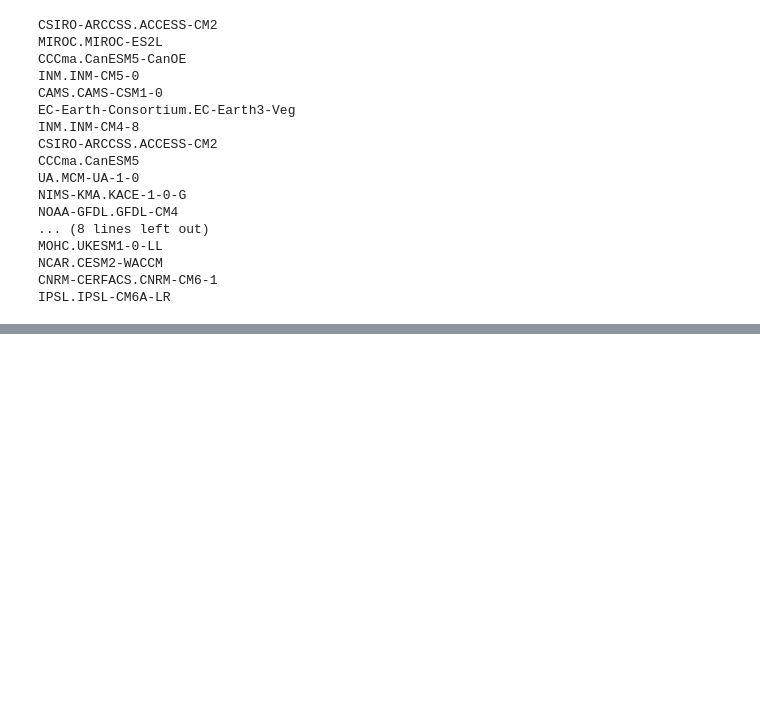
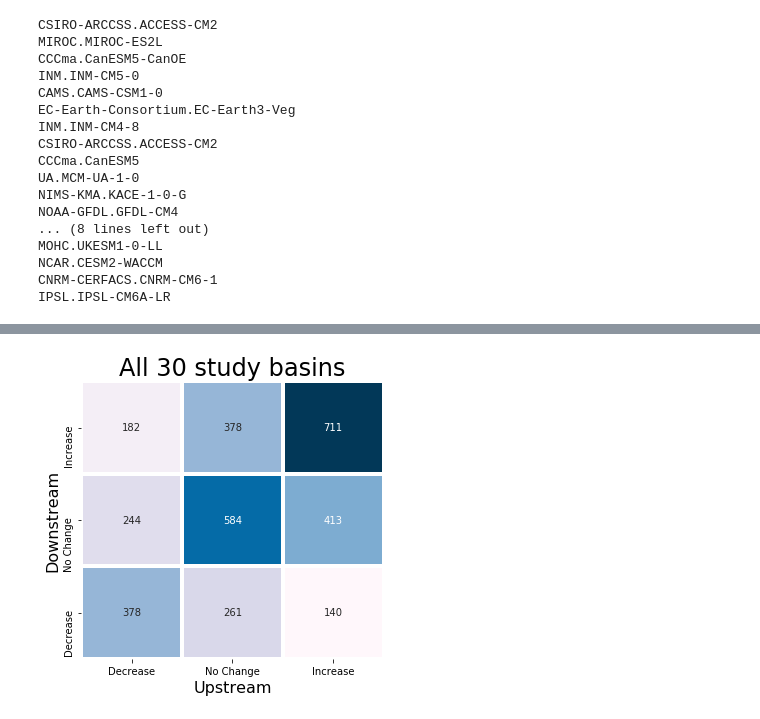
Before and after one commit to orianac/futuredrought, a Jupyter notebook: basin_change_analyses.ipynb, the cells around one changed output, grey strips where cells are left out. Cells and saved outputs as stored; diff of their text form; code cells hidden in the pictures; blank space fills up the shorter version.

```diff
--- a/basin_change_analyses.ipynb
+++ b/basin_change_analyses.ipynb
@@ -582,0 +658,16 @@ KeyError: 'Colorado'
+# %%
+all_rivers = pd.DataFrame(np.zeros((3,3)),
+                         columns = ['Decrease', 'No Change', 'Increase'],
+                         index = ['Increase', 'No Change', 'Decrease'])
+for river in river_basin_comparison_dict.keys():
+    all_rivers += river_basin_comparison_dict[river]['Full Ensemble']
+# %%
+fig, axarr = plt.subplots(ncols=1, nrows=1, figsize=(5,5))
+
+heatmap_upstream_downstream(axarr,
+                        all_rivers,
+                                'All 30 study basins')
+plt.tight_layout()
+plt.savefig('../figures/upstream_downstream_comparisons_all_rivers_h_range.svg', format='svg')
+# %% [output]
+[figure, added]
```
Also changed, not shown: parts of 14 cells of this notebook, 2 other files.
